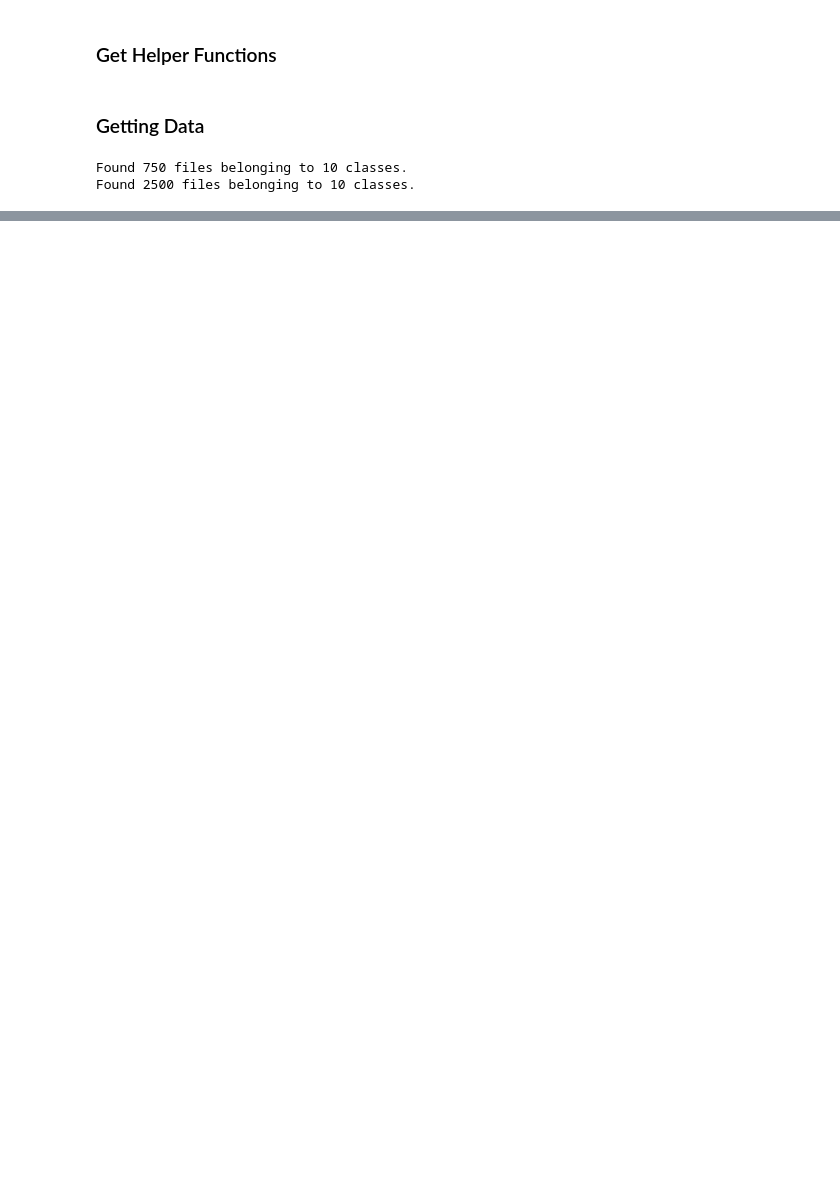
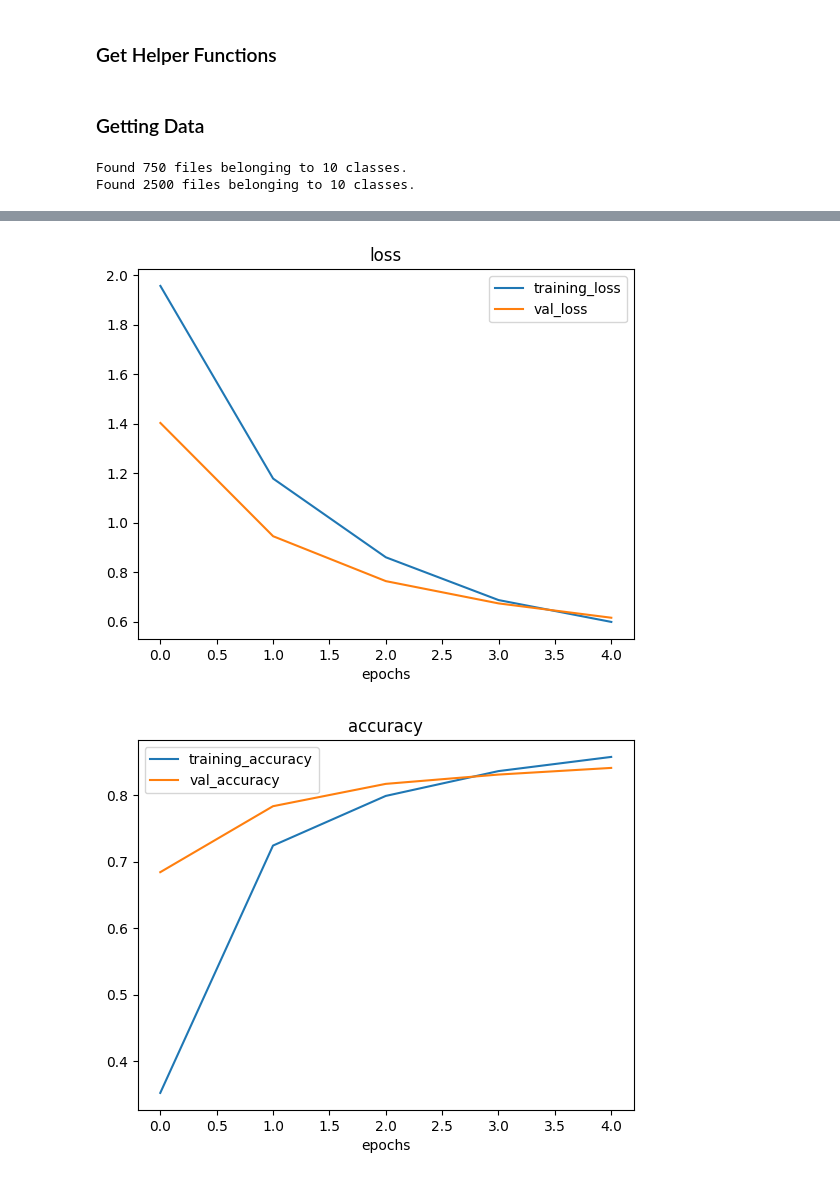
Before and after one commit to Meta-c/Tensorflow-Certificate-preparation, a Jupyter notebook: 05_transfer_learning_fine_tuning.ipynb, the cells around one changed output, grey strips where cells are left out. Cells and saved outputs as stored; diff of their text form; code cells hidden in the pictures; blank space fills up the shorter version.

```diff
--- a/05_transfer_learning_fine_tuning.ipynb
+++ b/05_transfer_learning_fine_tuning.ipynb
@@ -67,0 +104,14 @@ tf.Tensor(
+# %%
+model_0.compile(loss="categorical_crossentropy",
+                     optimizer="Adam",
+                     metrics=["accuracy"])
+# %%
+model_0_history=model_0.fit(train_data_10_percent,
+                 epochs=5,
+                 steps_per_epoch=len(train_data_10_percent),
+        validation_data=test_data,
+        validation_steps=len(test_data),
+        # callbacks=[
+        #     create_tensorboard_callback(dir_name="tensorflow_hub",
+        #                                 experiment_name="resnet50v2"       )]
+         )
@@ -67,0 +129,5 @@ tf.Tensor(
+# %%
+plot_loss_curves(model_0_history)
+# %% [output]
+[figure, added]
+[figure, added]
```
Also changed, not shown: parts of 4 cells of this notebook.
